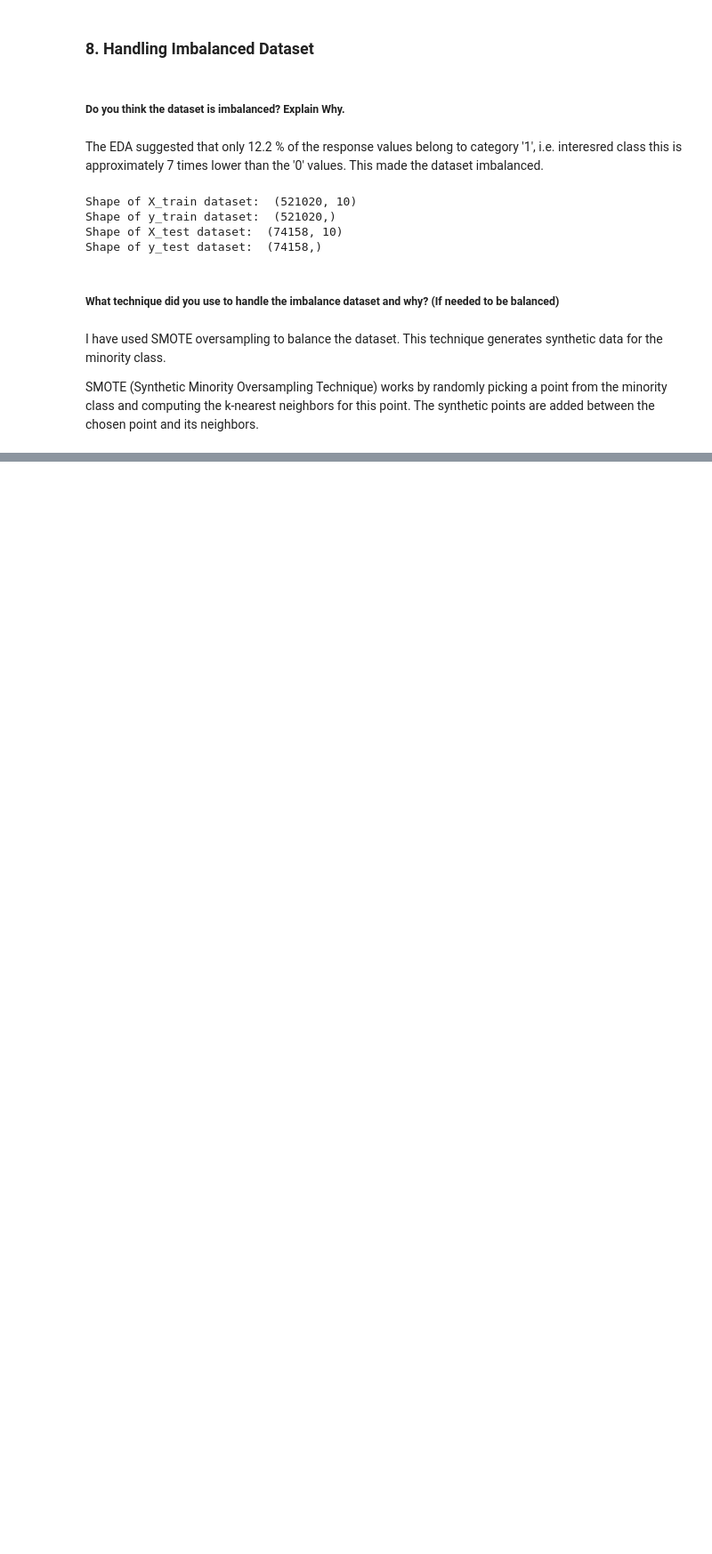
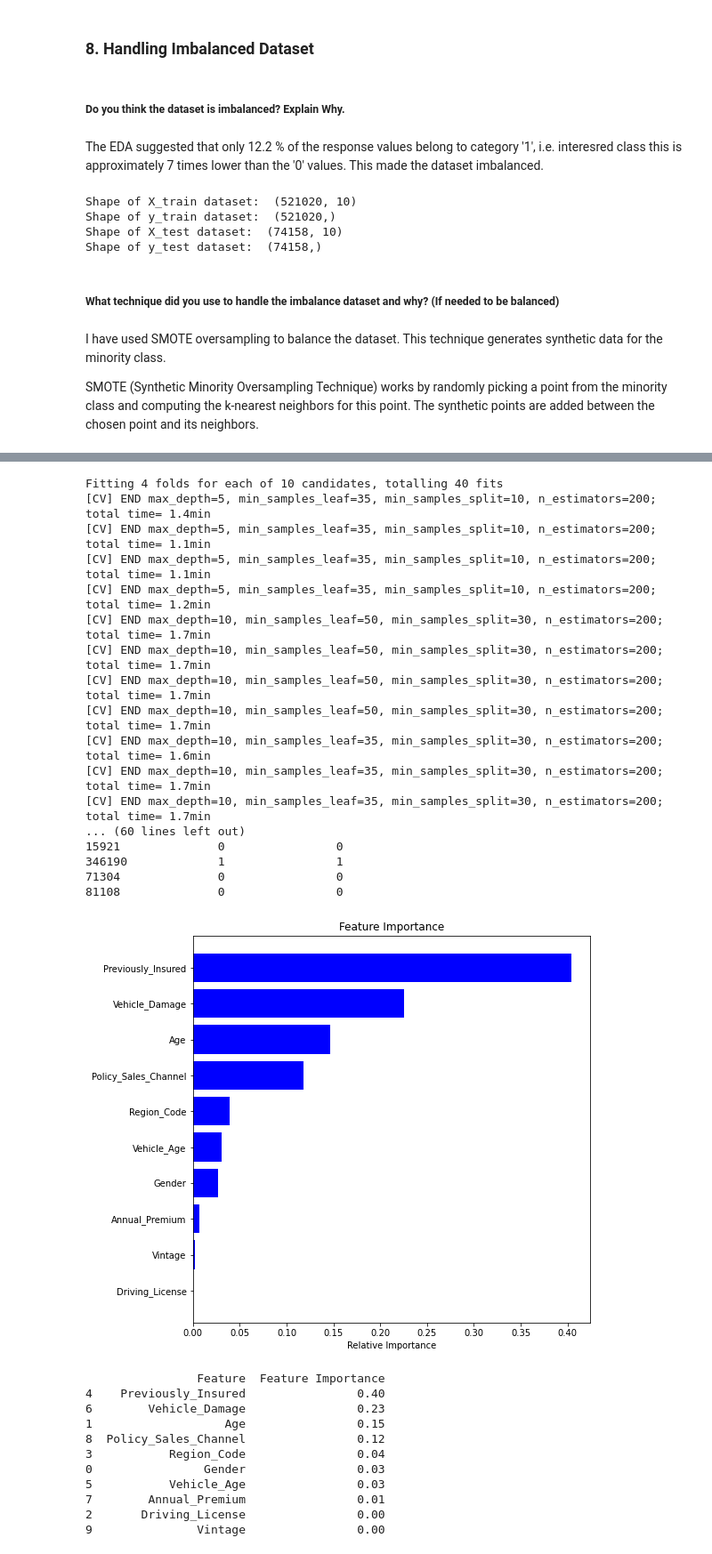
Before and after one commit to DharmeshRV/Health-Insurance-Cross-Sell-Prediction, a Jupyter notebook: Health_Insurance_Cross_Sell_Predictiond0.ipynb, the cells around one changed output, grey strips where cells are left out. Shown at 89% size. Saved outputs shown, nothing was run; the diff lists cells and outputs as text; code cells hidden in the pictures; blank space fills up the shorter version.

Commit message:
Sixth Commit - ML Model Implementation

```diff
--- a/Health_Insurance_Cross_Sell_Predictiond0.ipynb
+++ b/Health_Insurance_Cross_Sell_Predictiond0.ipynb
@@ -795,0 +974,33 @@ SMOTE (Synthetic Minority Oversampling Technique) works by randomly picking a po
+# %%
+#Running the Model
+rf = random_forest(X_train, X_test, Y_train, Y_test)
+# %% [output]
+Fitting 4 folds for each of 10 candidates, totalling 40 fits
+[CV] END max_depth=5, min_samples_leaf=35, min_samples_split=10, n_estimators=200; total time= 1.4min
+[CV] END max_depth=5, min_samples_leaf=35, min_samples_split=10, n_estimators=200; total time= 1.1min
+[CV] END max_depth=5, min_samples_leaf=35, min_samples_split=10, n_estimators=200; total time= 1.1min
+[CV] END max_depth=5, min_samples_leaf=35, min_samples_split=10, n_estimators=200; total time= 1.2min
+[CV] END max_depth=10, min_samples_leaf=50, min_samples_split=30, n_estimators=200; total time= 1.7min
+[CV] END max_depth=10, min_samples_leaf=50, min_samples_split=30, n_estimators=200; total time= 1.7min
+[CV] END max_depth=10, min_samples_leaf=50, min_samples_split=30, n_estimators=200; total time= 1.7min
+[CV] END max_depth=10, min_samples_leaf=50, min_samples_split=30, n_estimators=200; total time= 1.7min
+[CV] END max_depth=10, min_samples_leaf=35, min_samples_split=30, n_estimators=200; total time= 1.6min
+[CV] END max_depth=10, min_samples_leaf=35, min_samples_split=30, n_estimators=200; total time= 1.7min
+[CV] END max_depth=10, min_samples_leaf=35, min_samples_split=30, n_estimators=200; total time= 1.7min
+... (60 lines left out)
+15921              0                0
+346190             1                1
+71304              0                0
+81108              0                0
+[figure, added]
+                Feature  Feature Importance
+4    Previously_Insured                0.40
+6        Vehicle_Damage                0.23
+1                   Age                0.15
+8  Policy_Sales_Channel                0.12
+3           Region_Code                0.04
+0                Gender                0.03
+5           Vehicle_Age                0.03
+7        Annual_Premium                0.01
+2       Driving_License                0.00
+9               Vintage                0.00
```
Also changed, not shown: parts of 16 cells of this notebook.
